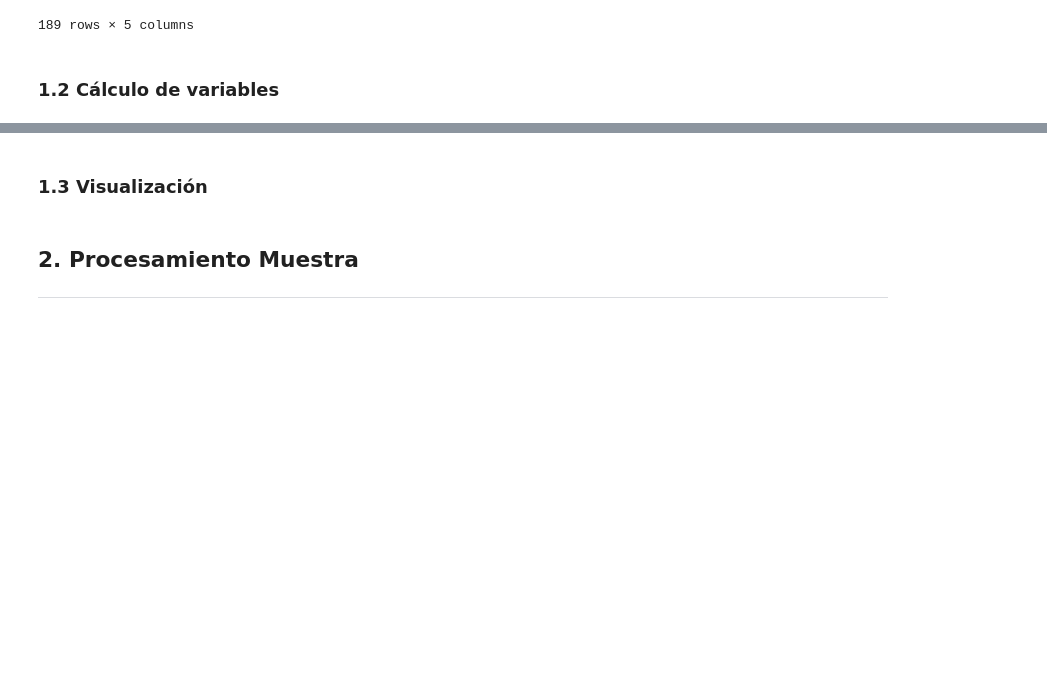
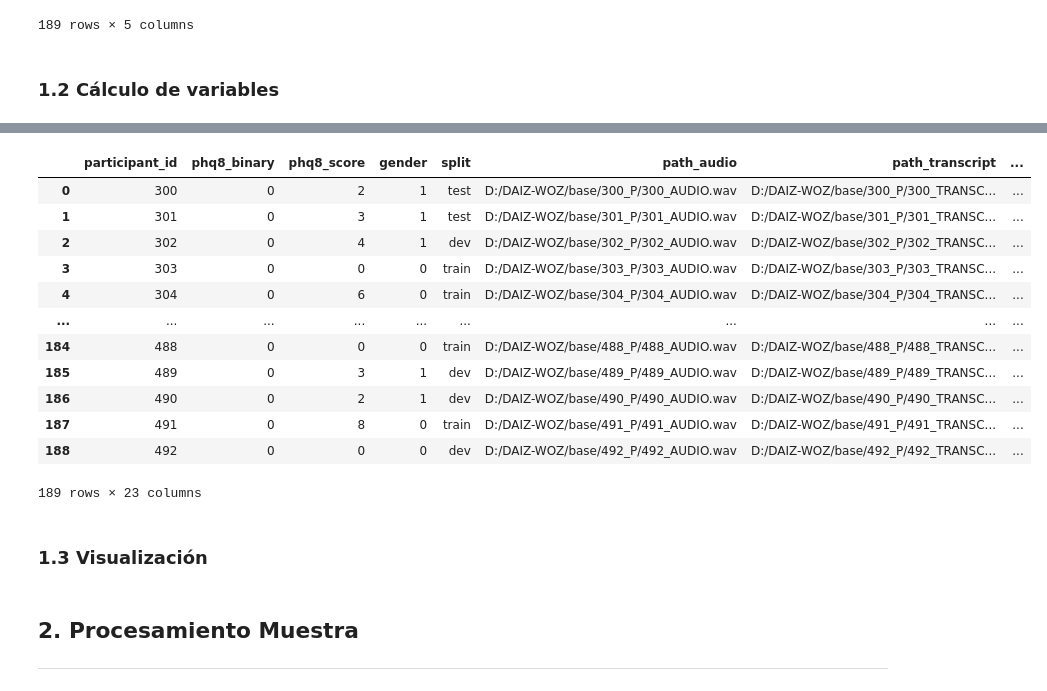
Before and after one commit to lazurridom/UNIR_IA_TFE, a Jupyter notebook: dev/1.Procesamiento_EDA_muestra.ipynb, the cells around one changed output, grey strips where cells are left out. Drawn from its saved outputs; the diff is of its cells as text; code cells hidden in the pictures; blank space fills up the shorter version.

```diff
--- a/dev/1.Procesamiento_EDA_muestra.ipynb
+++ b/dev/1.Procesamiento_EDA_muestra.ipynb
@@ -12,15 +14,14 @@ import pandas as pd
 import librosa
 # %%
 # Path con dataset
-path_sample = r'D:\DAIZ-WOZ\base'
-# Path salida
+path_sample = r'D:/DAIZ-WOZ/base/'
 
 # Archivos
 path_labels_train = os.path.join(path_sample, 'Docs/train_split_Depression_AVEC2017.csv')
 path_labels_dev = os.path.join(path_sample, 'Docs/dev_split_Depression_AVEC2017.csv')
 path_labels_test = os.path.join(path_sample, 'Docs/full_test_split.csv')
 
-# Participantes entrevista
+# Speakers entrevista
 name_paciente = 'Participant'
 name_entrevistador = 'Ellie'
 # %% [markdown]
@@ -88,3 +89,10 @@ df_full
 189 rows × 5 columns
 # %% [markdown]
 ### 1.2 Cálculo de variables
+# %%
+# Path con el audio
+df_full['path_audio'] = [path_sample + str(N) + '_P/' + str(N) + '_AUDIO.wav' for N in df_full['participant_id'].values]
+
+# Path con la transcripción
+df_full['path_transcript'] = [path_sample + str(N) + '_P/' + str(N) + '_TRANSCRIPT.csv' for N in df_full['participant_id'].values]
+df_full
@@ -91,3 +256,22 @@ df_full
+# %%
+df_full['duration_audio'] = df_full['path_audio'].apply(get_audio_duration_min)
+df_full = df_full.join(df_full['path_transcript'].apply(get_transcript_stats))
+
+df_full
+# %% [output]
+|  | participant_id | phq8_binary | phq8_score | gender | split | path_audio | path_transcript | ... |
+| 0 | 300 | 0 | 2 | 1 | test | D:/DAIZ-WOZ/base/300_P/300_AUDIO.wav | D:/DAIZ-WOZ/base/300_P/300_TRANSC... | ... |
+| 1 | 301 | 0 | 3 | 1 | test | D:/DAIZ-WOZ/base/301_P/301_AUDIO.wav | D:/DAIZ-WOZ/base/301_P/301_TRANSC... | ... |
+| 2 | 302 | 0 | 4 | 1 | dev | D:/DAIZ-WOZ/base/302_P/302_AUDIO.wav | D:/DAIZ-WOZ/base/302_P/302_TRANSC... | ... |
+| 3 | 303 | 0 | 0 | 0 | train | D:/DAIZ-WOZ/base/303_P/303_AUDIO.wav | D:/DAIZ-WOZ/base/303_P/303_TRANSC... | ... |
+| 4 | 304 | 0 | 6 | 0 | train | D:/DAIZ-WOZ/base/304_P/304_AUDIO.wav | D:/DAIZ-WOZ/base/304_P/304_TRANSC... | ... |
+| ... | ... | ... | ... | ... | ... | ... | ... | ... |
+| 184 | 488 | 0 | 0 | 0 | train | D:/DAIZ-WOZ/base/488_P/488_AUDIO.wav | D:/DAIZ-WOZ/base/488_P/488_TRANSC... | ... |
+| 185 | 489 | 0 | 3 | 1 | dev | D:/DAIZ-WOZ/base/489_P/489_AUDIO.wav | D:/DAIZ-WOZ/base/489_P/489_TRANSC... | ... |
+| 186 | 490 | 0 | 2 | 1 | dev | D:/DAIZ-WOZ/base/490_P/490_AUDIO.wav | D:/DAIZ-WOZ/base/490_P/490_TRANSC... | ... |
+| 187 | 491 | 0 | 8 | 0 | train | D:/DAIZ-WOZ/base/491_P/491_AUDIO.wav | D:/DAIZ-WOZ/base/491_P/491_TRANSC... | ... |
+| 188 | 492 | 0 | 0 | 0 | dev | D:/DAIZ-WOZ/base/492_P/492_AUDIO.wav | D:/DAIZ-WOZ/base/492_P/492_TRANSC... | ... |
+189 rows × 23 columns
 # %% [markdown]
 ### 1.3 Visualización
 # %% [markdown]
```
Also changed, not shown: parts of 4 cells of this notebook, 1 other file.
